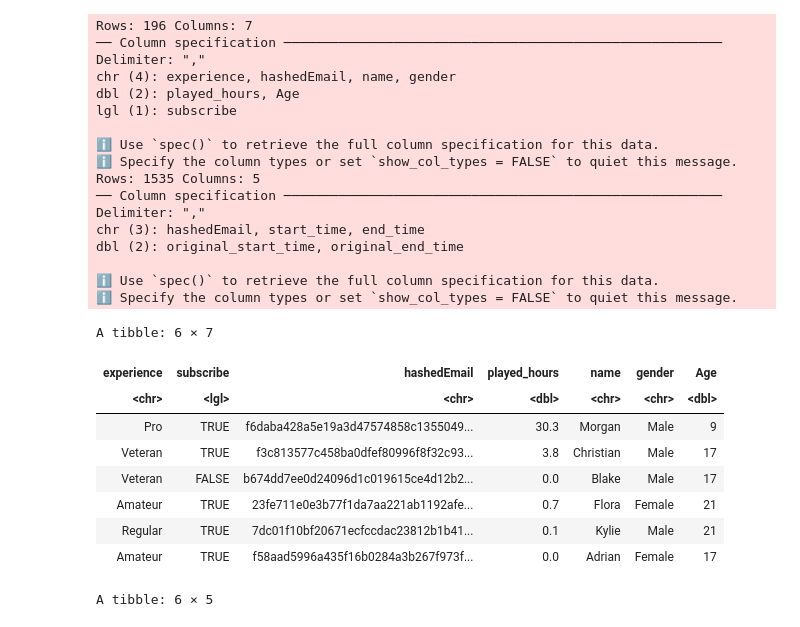
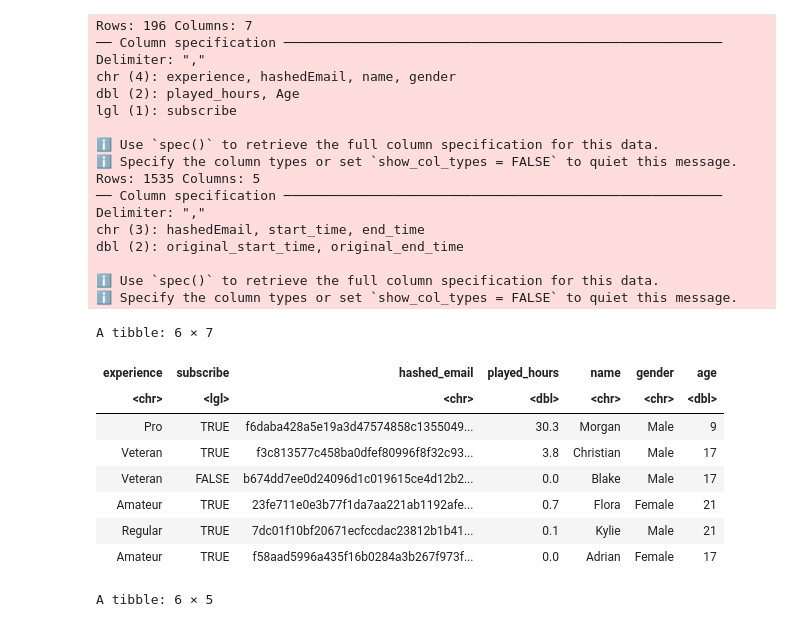
Before and after one commit to GraySchi/ds_project, a Jupyter notebook: individual_planning.ipynb, the cells around one changed output. Saved outputs shown, nothing was run; the diff lists cells and outputs as text; code cells hidden in the pictures.

```diff
--- a/individual_planning.ipynb
+++ b/individual_planning.ipynb
@@ -76,29 +56,43 @@ I plan to use k-nearest neighbors to predict this variable. It may be a simplist
 # %%
 library(tidyverse)
-players <- read_csv(file = "players.csv")
-sessions <- read_csv(file = "sessions.csv")
+library(GGally)
+library(repr)
+library(tidymodels)
+library(janitor)
+library(cowplot)
+
+P_URL <- "https://raw.githubusercontent.com/GraySchi/ds_project/refs/heads/main/players.csv"
+P_destfile <- "players_data.csv"
+download.file(P_URL, P_destfile)
+S_URL <- "https://raw.githubusercontent.com/GraySchi/ds_project/refs/heads/main/sessions.csv"
+S_destfile <- "sessions_data.csv"
+download.file(S_URL, S_destfile)
+
+players <- read_csv(file = "players_data.csv") |>
+    clean_names()
+sessions <- read_csv(file = "sessions_data.csv")
 head(players)
 head(sessions)
 # %% [output]
 Rows: 196 Columns: 7
 ── Column specification ────────────────────────────────────────────────────────
 Delimiter: ","
 chr (4): experience, hashedEmail, name, gender
 dbl (2): played_hours, Age
 lgl (1): subscribe
 
 ℹ Use `spec()` to retrieve the full column specification for this data.
 ℹ Specify the column types or set `show_col_types = FALSE` to quiet this message.
 Rows: 1535 Columns: 5
 ── Column specification ────────────────────────────────────────────────────────
 Delimiter: ","
 chr (3): hashedEmail, start_time, end_time
 dbl (2): original_start_time, original_end_time
 
 ℹ Use `spec()` to retrieve the full column specification for this data.
 ℹ Specify the column types or set `show_col_types = FALSE` to quiet this message.
 A tibble: 6 × 7
-| experience | subscribe | hashedEmail | played_hours | name | gender | Age |
+| experience | subscribe | hashed_email | played_hours | name | gender | age |
 | <chr> | <lgl> | <chr> | <dbl> | <chr> | <chr> | <dbl> |
 | Pro | TRUE | f6daba428a5e19a3d47574858c1355049... | 30.3 | Morgan | Male | 9 |
 | Veteran | TRUE | f3c813577c458ba0dfef80996f8f32c93... | 3.8 | Christian | Male | 17 |
```
Also changed, not shown: parts of 8 cells of this notebook.
